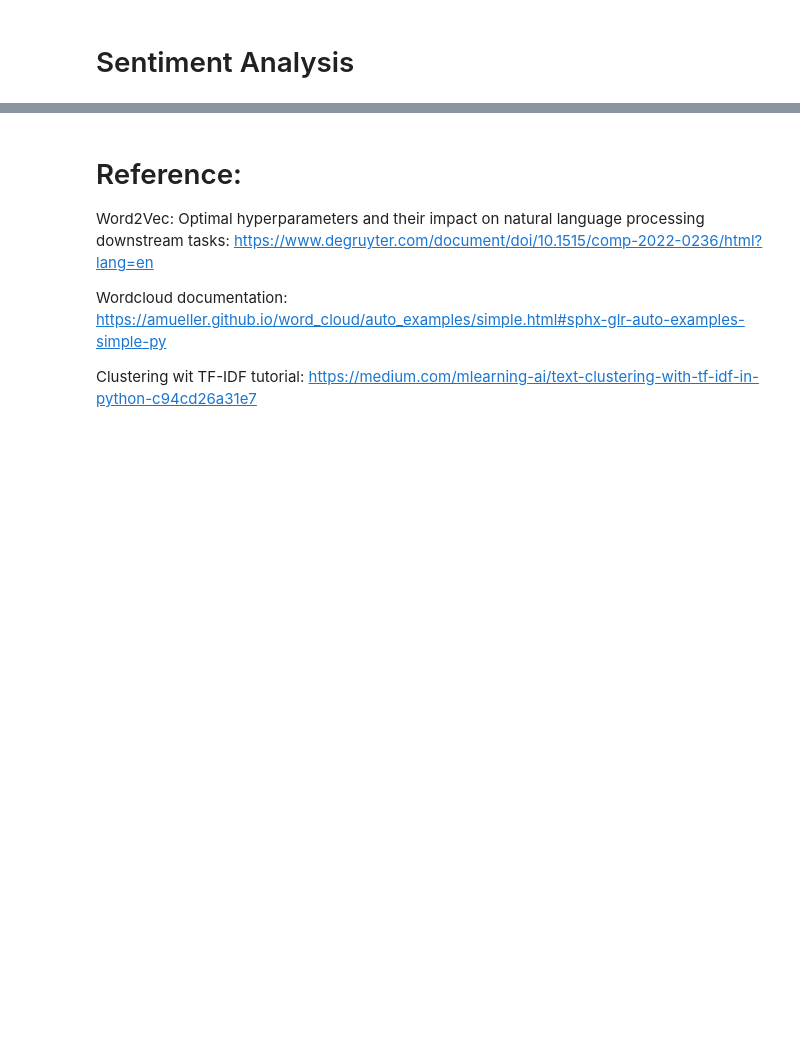
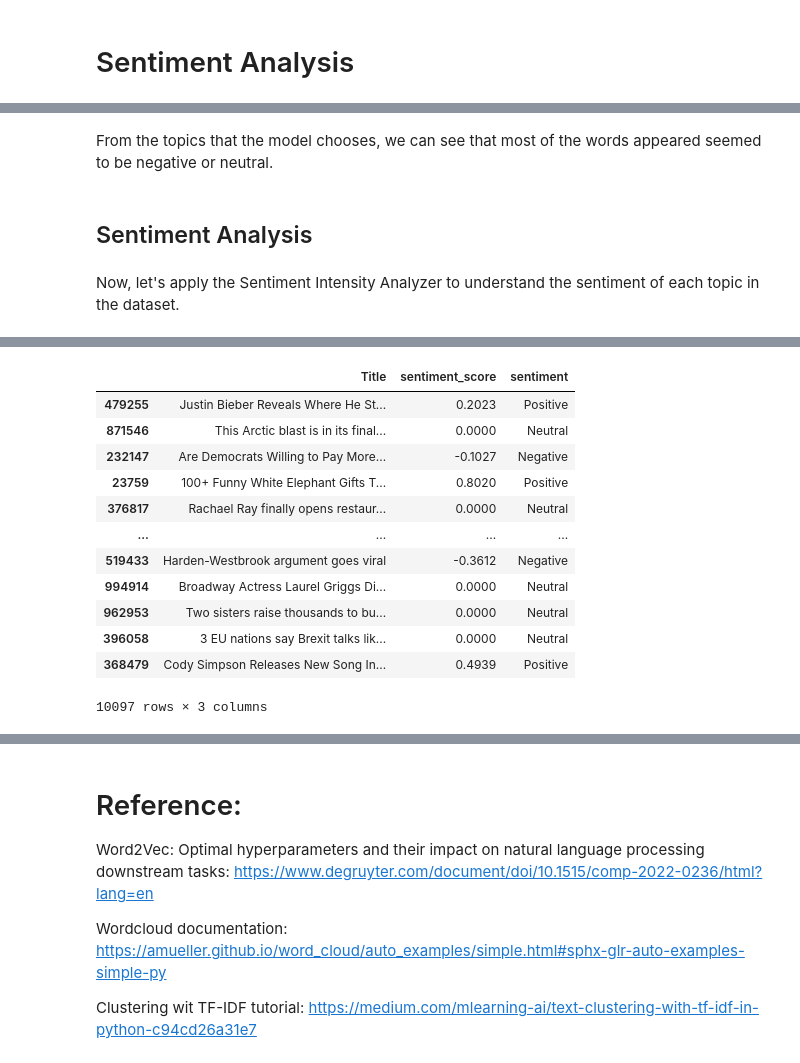
Before and after one commit to anniechiennn/nlp-news-recommendation, a Jupyter notebook: Group5_NLP_News_Recommendation.ipynb, the cells around one changed output, grey strips where cells are left out. Cells and saved outputs as stored; diff of their text form; code cells hidden in the pictures; blank space fills up the shorter version.

```diff
--- a/Group5_NLP_News_Recommendation.ipynb
+++ b/Group5_NLP_News_Recommendation.ipynb
@@ -986,0 +1080,21 @@ embedding
+# %% [markdown]
+From the topics that the model chooses, we can see that most of the words appeared seemed to be negative or neutral.
+# %% [markdown]
+## Sentiment Analysis
+# %% [markdown]
+Now, let's apply the Sentiment Intensity Analyzer to understand the sentiment of each topic in the dataset.
+# %%
+nltk.download('vader_lexicon')
+from nltk.sentiment import SentimentIntensityAnalyzer
+
+# Apply sentiment analysis using a lexicon
+sia = SentimentIntensityAnalyzer()
+sent['sentiment_score'] = sent['tokenized'].apply(lambda tokens: sia.polarity_scores(' '.join(tokens))['compound'])
+
+# Classify sentiment based on the sentiment score
+sent['sentiment'] = sent['sentiment_score'].apply(lambda score: 'Positive' if score > 0 else ('Negative' if score < 0 else 'Neutral'))
+
+# Create the result dataframe
+sent_result = sent[['Title', 'sentiment_score', 'sentiment']]
+sent_result
+# %% [output]
@@ -986,0 +1103,13 @@ embedding
+|  | Title | sentiment_score | sentiment |
+| 479255 | Justin Bieber Reveals Where He St... | 0.2023 | Positive |
+| 871546 | This Arctic blast is in its final... | 0.0000 | Neutral |
+| 232147 | Are Democrats Willing to Pay More... | -0.1027 | Negative |
+| 23759 | 100+ Funny White Elephant Gifts T... | 0.8020 | Positive |
+| 376817 | Rachael Ray finally opens restaur... | 0.0000 | Neutral |
+| ... | ... | ... | ... |
+| 519433 | Harden-Westbrook argument goes viral | -0.3612 | Negative |
+| 994914 | Broadway Actress Laurel Griggs Di... | 0.0000 | Neutral |
+| 962953 | Two sisters raise thousands to bu... | 0.0000 | Neutral |
+| 396058 | 3 EU nations say Brexit talks lik... | 0.0000 | Neutral |
+| 368479 | Cody Simpson Releases New Song In... | 0.4939 | Positive |
+10097 rows × 3 columns
```
Also changed, not shown: parts of 39 cells of this notebook.
